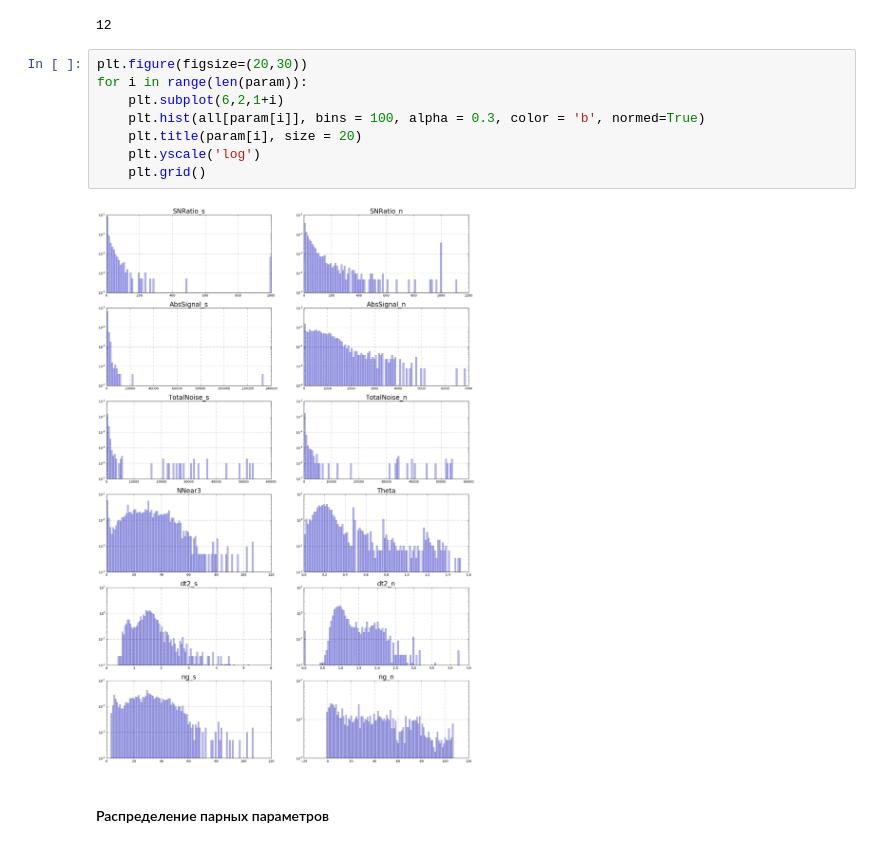
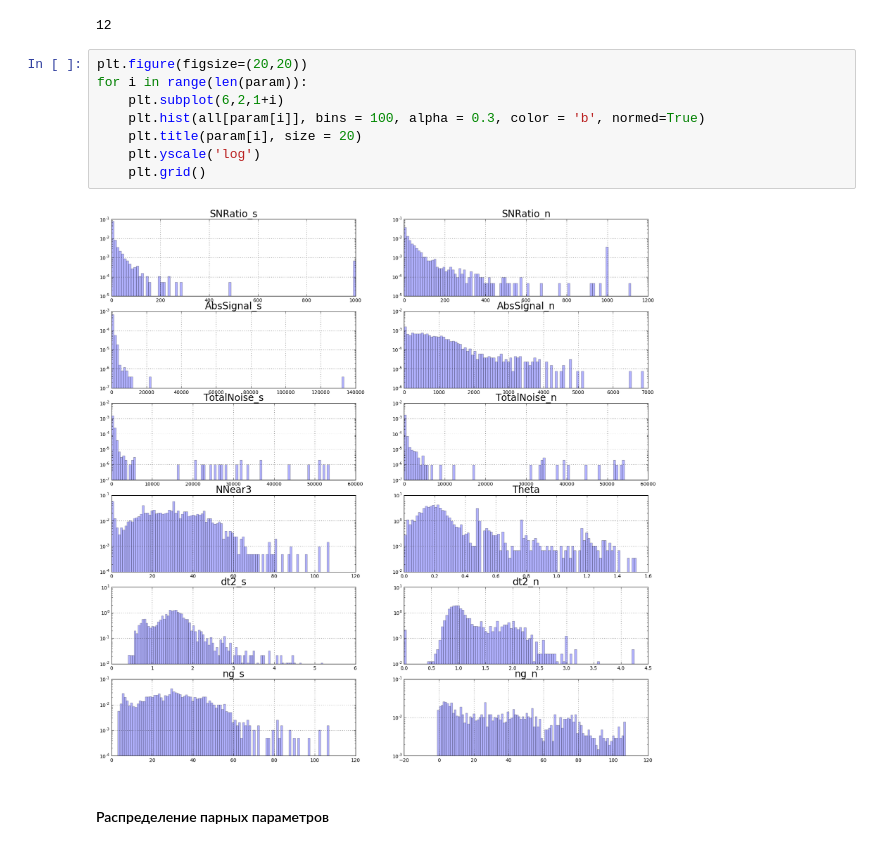
Before and after one commit to bonvech/Sphere, a Jupyter notebook: SelectEAS/SelectEAS-Features1.ipynb, the cells around one changed output. Drawn from its saved outputs; the diff is of its cells as text.

```diff
--- a/SelectEAS/SelectEAS-Features1.ipynb
+++ b/SelectEAS/SelectEAS-Features1.ipynb
@@ -58,15 +58,15 @@ len(param)
 # %% [output]
 12
 # %%
-plt.figure(figsize=(20,30))
+plt.figure(figsize=(20,20))
 for i in range(len(param)):
     plt.subplot(6,2,1+i)
     plt.hist(all[param[i]], bins = 100, alpha = 0.3, color = 'b', normed=True)
     plt.title(param[i], size = 20)
     plt.yscale('log')
     plt.grid()
 # %% [output]
-[figure, old version]
+[figure, new version]
 # %% [markdown]
 #### Распределение парных параметров
 # %%
```
Also changed, not shown: parts of 18 cells of this notebook, 1 other file.
